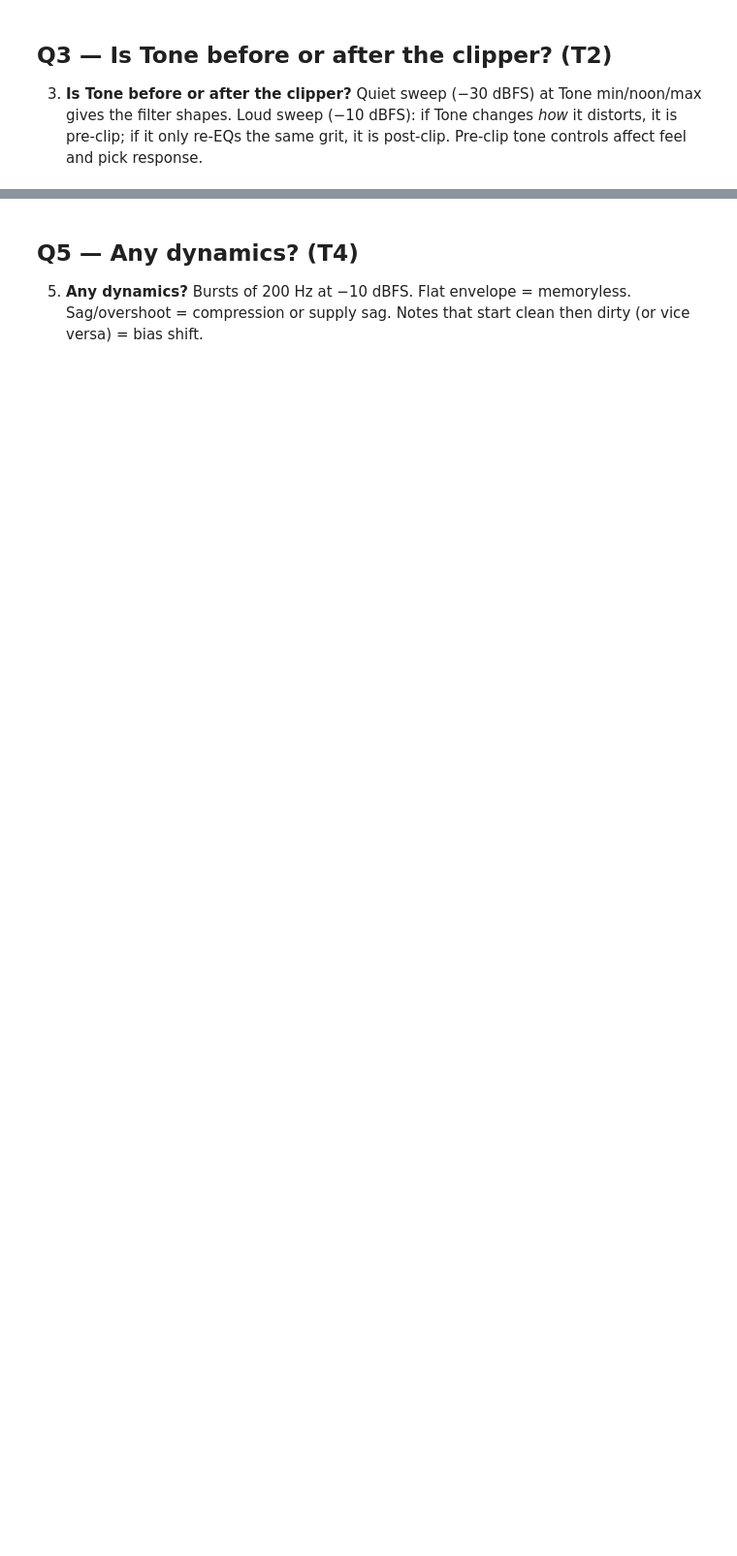
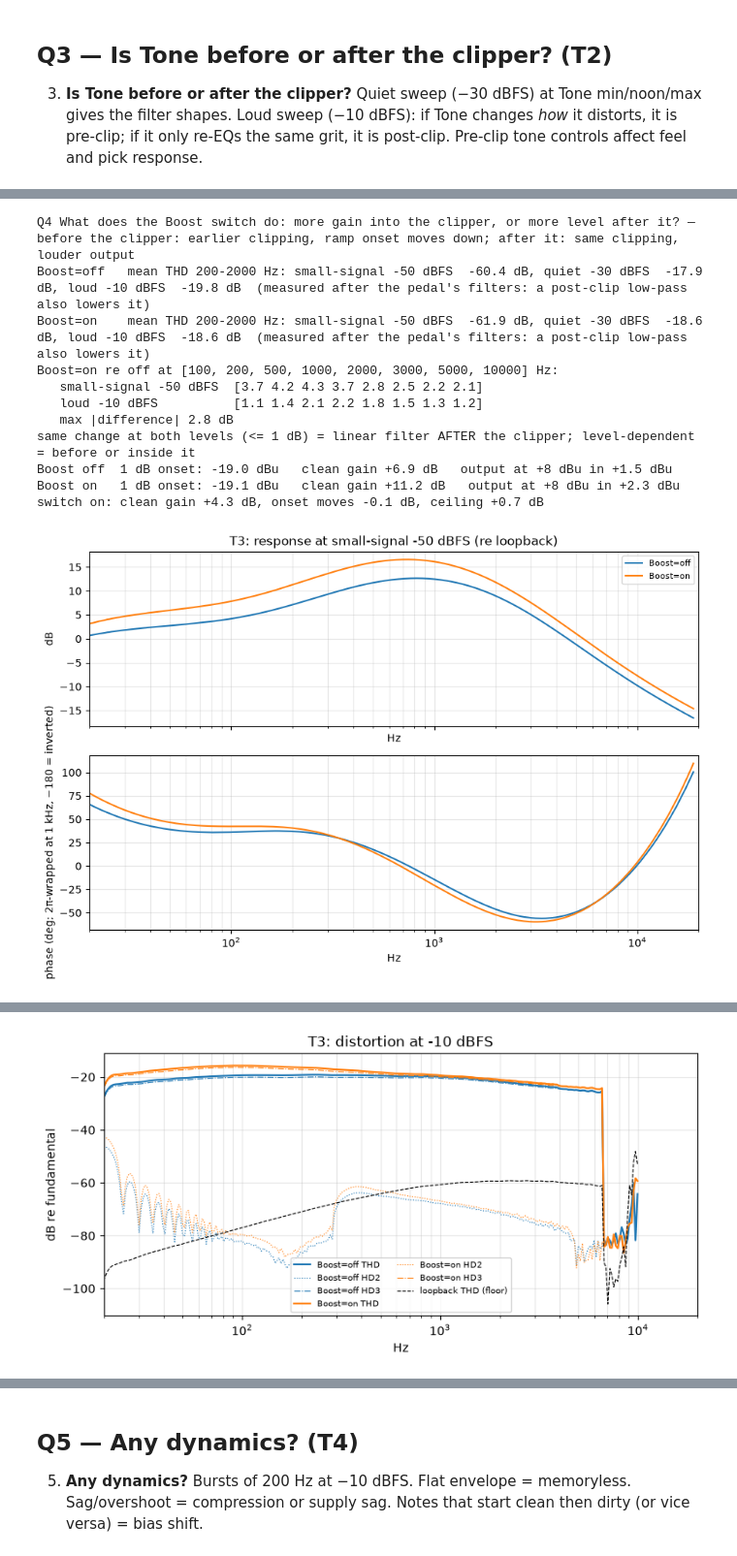
Before and after one commit to Stuart0l/pedal-study, a Jupyter notebook: notebooks/02_overdrive.ipynb, the cells around one changed output, grey strips where cells are left out. Shown at 97% size. Drawn from its saved outputs; the diff is of its cells as text; code cells hidden in the pictures; blank space fills up the shorter version.

```diff
--- a/notebooks/02_overdrive.ipynb
+++ b/notebooks/02_overdrive.ipynb
@@ -45,8 +48,7 @@ for c in ps.meta["captures"]:
 LEVELS = {"m50": "small-signal -50 dBFS", "m30": "quiet -30 dBFS", "m10": "loud -10 dBFS"}
 
 
-def knob_sweeps(test, knob, tag):
-    pos = ("min", "noon", "max")
+def knob_sweeps(test, knob, tag, pos=("min", "noon", "max"), ref="noon"):
     lvs = list(LEVELS)
     if not all(f"{test}_sweep_{lv}_{tag}-{p}" in have for lv in lvs for p in pos):
         print(f"no complete {test} captures in this session")
@@ -56,7 +58,7 @@ def knob_sweeps(test, knob, tag):
         P.plot_fr([(f"{knob}={p}", r[lv]["f"], r[lv]["mag_db"], r[lv]["phase_deg"]) for p, r in res.items()],
                   title=f"{test}: response at {LEVELS[lv]} (re loopback)")
     P.plot_hd([(f"{knob}={p}", r["m10"]["hd"]) for p, r in res.items()],
-              floor=res["noon"]["m10"]["ref_hd"], title=f"{test}: distortion at -10 dBFS")
+              floor=res[ref]["m10"]["ref_hd"], title=f"{test}: distortion at -10 dBFS")
     for p, r in res.items():
         print(f"{knob}={p:<5} mean THD 200-2000 Hz: "
               + ", ".join(f"{LEVELS[lv]} {A.band_mean(r[lv]['f'], r[lv]['hd']['THD'], 200, 2000):6.1f} dB" for lv in lvs)
@@ -66,11 +68,11 @@ def knob_sweeps(test, knob, tag):
     # Compare the clean -50 dBFS response with the loud one.
     lo = "m50"
     F = np.array([100, 200, 500, 1000, 2000, 3000, 5000, 10000])
-    for p in ("min", "max"):
+    for p in (q for q in pos if q != ref):
         f = res[p][lo]["f"]
-        dq = np.interp(F, f, res[p][lo]["mag_db"] - res["noon"][lo]["mag_db"])
-        dl = np.interp(F, f, res[p]["m10"]["mag_db"] - res["noon"]["m10"]["mag_db"])
-        print(f"{knob}={p} re noon at {F.tolist()} Hz:\n   {LEVELS[lo]:<22} {np.round(dq, 1)}\n"
+        dq = np.interp(F, f, res[p][lo]["mag_db"] - res[ref][lo]["mag_db"])
+        dl = np.interp(F, f, res[p]["m10"]["mag_db"] - res[ref]["m10"]["mag_db"])
+        print(f"{knob}={p} re {ref} at {F.tolist()} Hz:\n   {LEVELS[lo]:<22} {np.round(dq, 1)}\n"
               f"   {LEVELS['m10']:<22} {np.round(dl, 1)}\n   max |difference| {np.max(np.abs(dl - dq)):.1f} dB")
     print("same change at both levels (<= 1 dB) = linear filter AFTER the clipper; "
           "level-dependent = before or inside it")
@@ -160,3 +223,28 @@ bass going into the clipper; a post-clip one only thins the output.
 # %%
 print(model.t3_question, "—", model.t3_expect)
-t3 = knob_sweeps("T3", model.t3_knob, model.t3_tag)
+t3 = knob_sweeps("T3", model.t3_knob, model.t3_tag, model.t3_positions, model.t3_ref)
+ramp_on = f"T3_ramp_200_{model.t3_tag}-on"
+if model.t3_is_switch and {ramp_on, "T1_ramp_200_gain-noon"} <= have:
+    sw = [pa.ramp_transfer("T1_ramp_200_gain-noon"), pa.ramp_transfer(ramp_on)]
+    sw[0]["label"], sw[1]["label"] = f"{model.t3_knob} off", f"{model.t3_knob} on"
+    for r in sw:
+        print(f"{r['label']:<10} 1 dB onset: {fmt_onset(r)}   clean gain {r['linear_gain_db']:+.1f} dB   "
+              f"output at +8 dBu in {r['out_dbu'][-50:].mean():+.1f} dBu")
+    print(f"switch on: clean gain {sw[1]['linear_gain_db'] - sw[0]['linear_gain_db']:+.1f} dB, onset moves "
+          f"{(sw[1]['onset_1db_dbu'] or np.nan) - (sw[0]['onset_1db_dbu'] or np.nan):+.1f} dB, ceiling "
+          f"{sw[1]['out_dbu'][-50:].mean() - sw[0]['out_dbu'][-50:].mean():+.1f} dB")
+    _ = OP.plot_amp_transfer(sw, f"200 Hz ramp, {model.t3_knob} off vs on (Gain noon)")
+    _ = OP.plot_scatter_transfer(sw)
+# %% [output]
+Q4 What does the Boost switch do: more gain into the clipper, or more level after it? — before the clipper: earlier clipping, ramp onset moves down; after it: same clipping, louder output
+Boost=off   mean THD 200-2000 Hz: small-signal -50 dBFS  -60.4 dB, quiet -30 dBFS  -17.9 dB, loud -10 dBFS  -19.8 dB  (measured after the pedal's filters: a post-clip low-pass also lowers it)
+Boost=on    mean THD 200-2000 Hz: small-signal -50 dBFS  -61.9 dB, quiet -30 dBFS  -18.6 dB, loud -10 dBFS  -18.6 dB  (measured after the pedal's filters: a post-clip low-pass also lowers it)
+Boost=on re off at [100, 200, 500, 1000, 2000, 3000, 5000, 10000] Hz:
+   small-signal -50 dBFS  [3.7 4.2 4.3 3.7 2.8 2.5 2.2 2.1]
+   loud -10 dBFS          [1.1 1.4 2.1 2.2 1.8 1.5 1.3 1.2]
+   max |difference| 2.8 dB
+same change at both levels (<= 1 dB) = linear filter AFTER the clipper; level-dependent = before or inside it
+Boost off  1 dB onset: -19.0 dBu   clean gain +6.9 dB   output at +8 dBu in +1.5 dBu
+Boost on   1 dB onset: -19.1 dBu   clean gain +11.2 dB   output at +8 dBu in +2.3 dBu
+switch on: clean gain +4.3 dB, onset moves -0.1 dB, ceiling +0.7 dB
+[figure, added]
@@ -162,0 +253 @@ t3 = knob_sweeps("T3", model.t3_knob, model.t3_tag)
+[figure, added]
```
Also changed, not shown: parts of 14 cells of this notebook, 4 other files.
